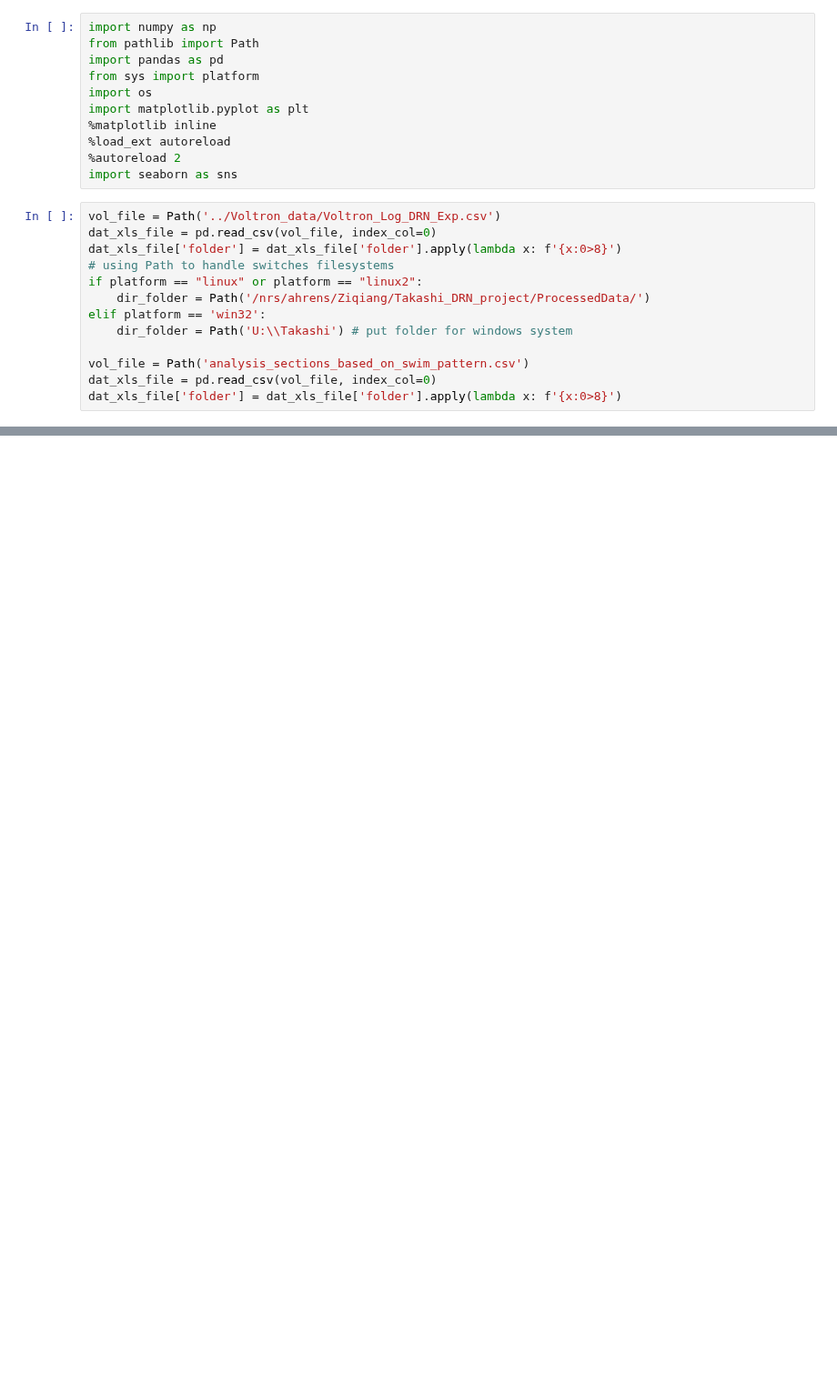
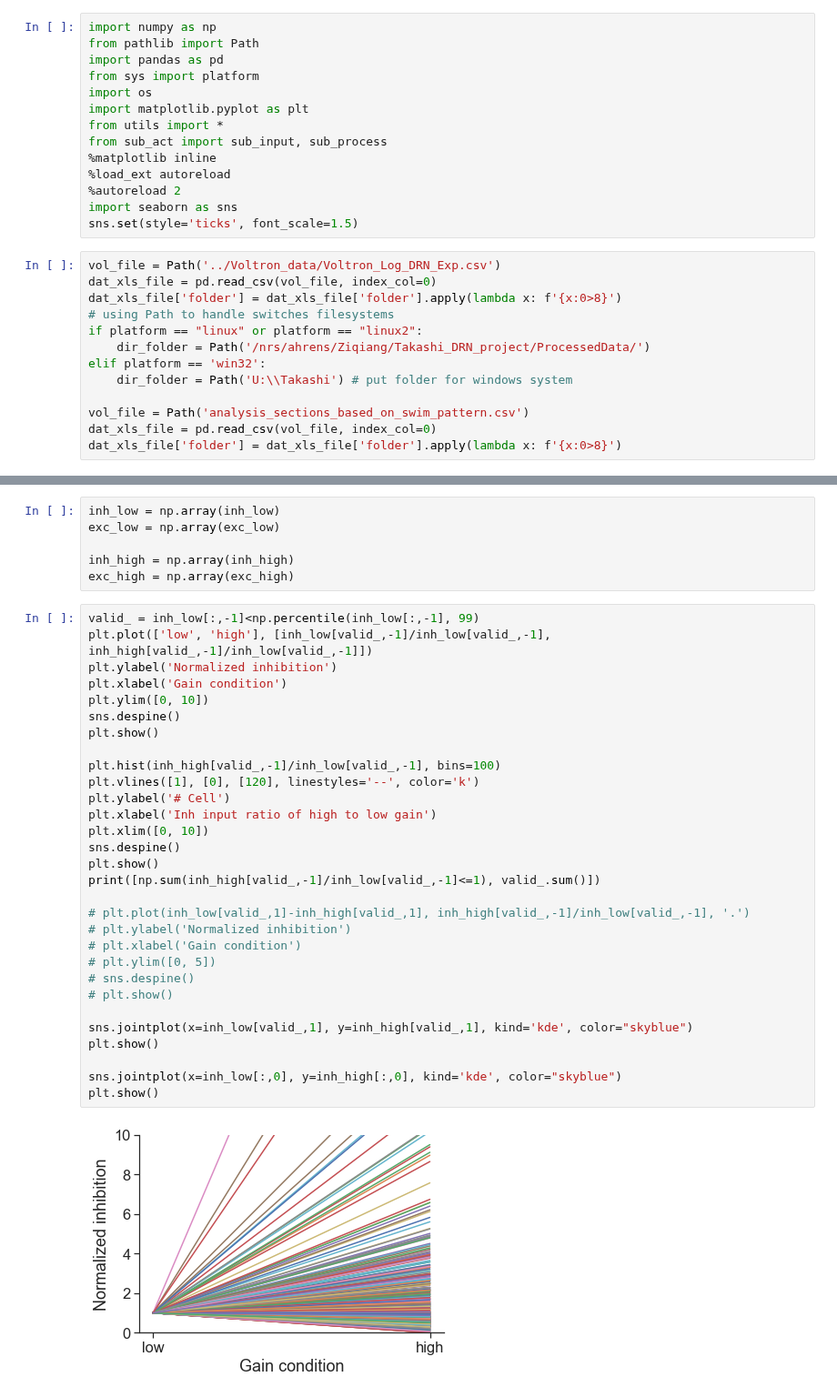
Before and after one commit to zqwei/DRN_voltage_analysis, a Jupyter notebook: Notebooks/memory_task_swim_bouts_subthres.ipynb, the cells around one changed output, grey strips where cells are left out. Shown at 91% size. Cells and saved outputs as stored; diff of their text form; blank space fills up the shorter version.

```diff
--- a/Notebooks/memory_task_swim_bouts_subthres.ipynb
+++ b/Notebooks/memory_task_swim_bouts_subthres.ipynb
@@ -5,10 +5,13 @@ import pandas as pd
 from sys import platform
 import os
 import matplotlib.pyplot as plt
+from utils import *
+from sub_act import sub_input, sub_process
 %matplotlib inline
 %load_ext autoreload
 %autoreload 2
 import seaborn as sns
+sns.set(style='ticks', font_scale=1.5)
 # %%
 vol_file = Path('../Voltron_data/Voltron_Log_DRN_Exp.csv')
 dat_xls_file = pd.read_csv(vol_file, index_col=0)
@@ -266,0 +84,38 @@ swim_count  = np.zeros((len(swim_starts),))
+# %%
+inh_low = np.array(inh_low)
+exc_low = np.array(exc_low)
+
+inh_high = np.array(inh_high)
+exc_high = np.array(exc_high)
+# %%
+valid_ = inh_low[:,-1]<np.percentile(inh_low[:,-1], 99)
+plt.plot(['low', 'high'], [inh_low[valid_,-1]/inh_low[valid_,-1], inh_high[valid_,-1]/inh_low[valid_,-1]])
+plt.ylabel('Normalized inhibition')
+plt.xlabel('Gain condition')
+plt.ylim([0, 10])
+sns.despine()
+plt.show()
+
+plt.hist(inh_high[valid_,-1]/inh_low[valid_,-1], bins=100)
+plt.vlines([1], [0], [120], linestyles='--', color='k')
+plt.ylabel('# Cell')
+plt.xlabel('Inh input ratio of high to low gain')
+plt.xlim([0, 10])
+sns.despine()
+plt.show()
+print([np.sum(inh_high[valid_,-1]/inh_low[valid_,-1]<=1), valid_.sum()])
+
+# plt.plot(inh_low[valid_,1]-inh_high[valid_,1], inh_high[valid_,-1]/inh_low[valid_,-1], '.')
+# plt.ylabel('Normalized inhibition')
+# plt.xlabel('Gain condition')
+# plt.ylim([0, 5])
+# sns.despine()
+# plt.show()
+
+sns.jointplot(x=inh_low[valid_,1], y=inh_high[valid_,1], kind='kde', color="skyblue")
+plt.show()
+
+sns.jointplot(x=inh_low[:,0], y=inh_high[:,0], kind='kde', color="skyblue")
+plt.show()
+# %% [output]
+[figure, added]
```
Also changed, not shown: parts of 15 cells of this notebook, 3 other files.
